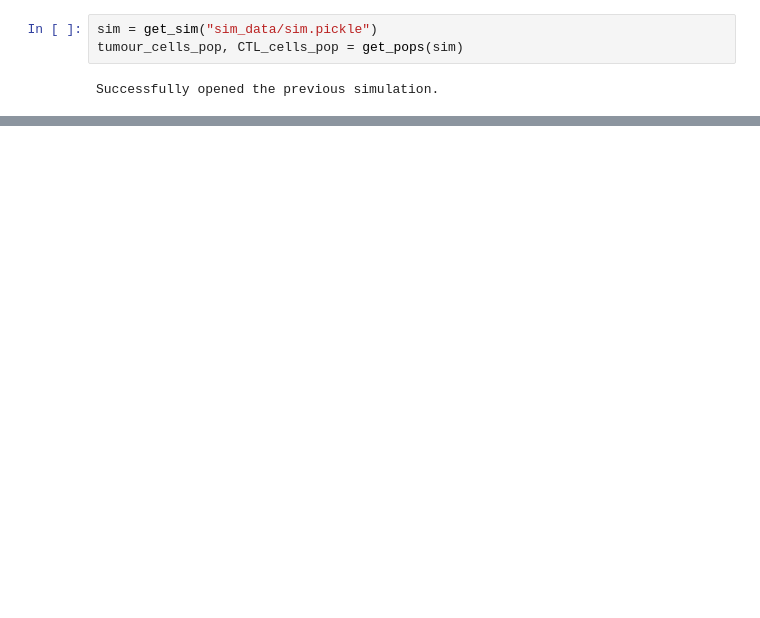
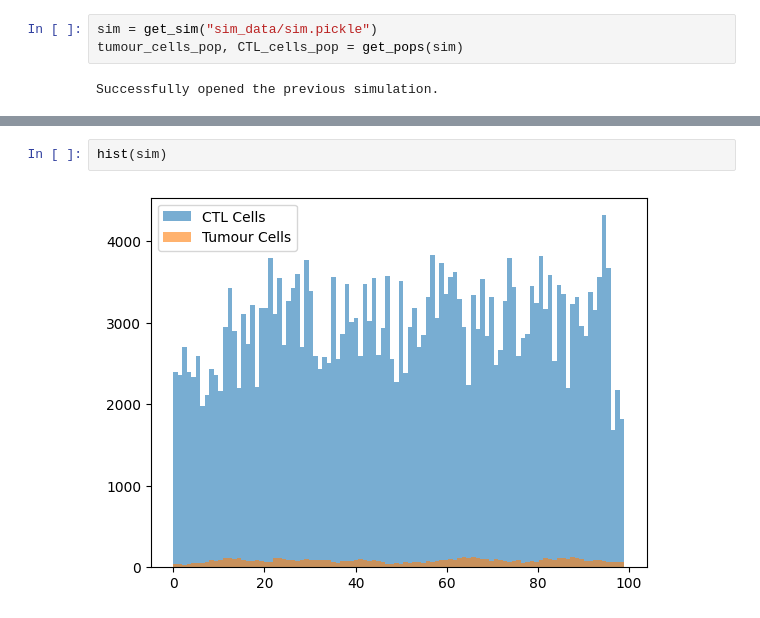
Before and after one commit to alienmist325/tumour_immune_interactions, a Jupyter notebook: graphing.ipynb, the cells around one changed output, grey strips where cells are left out. Drawn from its saved outputs; the diff is of its cells as text; blank space fills up the shorter version.

```diff
--- a/graphing.ipynb
+++ b/graphing.ipynb
@@ -27,0 +28,4 @@ Successfully opened the previous simulation.
+# %%
+hist(sim)
+# %% [output]
+[figure, added]
```
Also changed, not shown: parts of 3 cells of this notebook, 32 other files.
